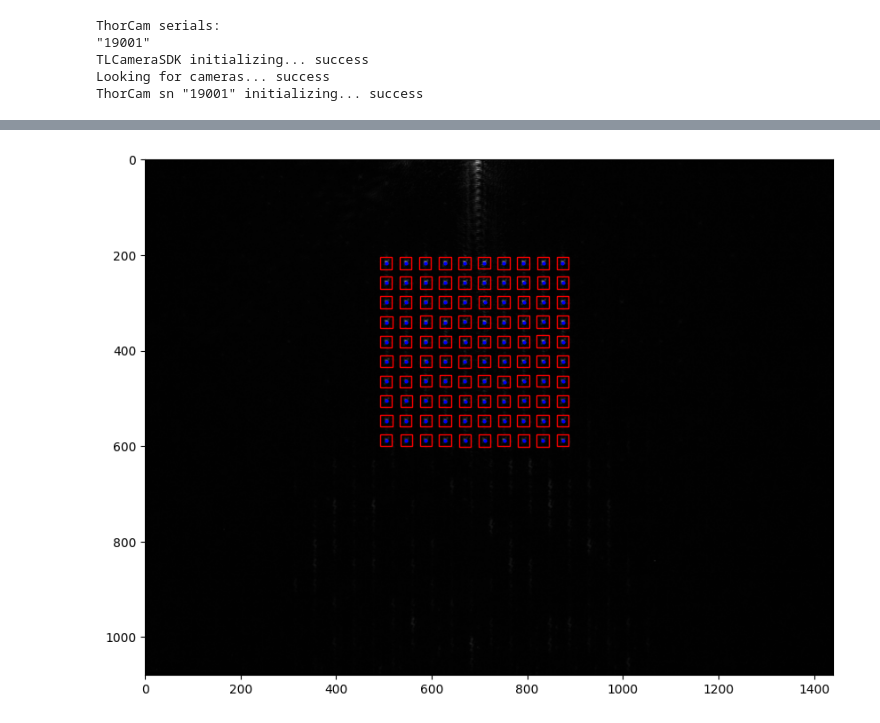
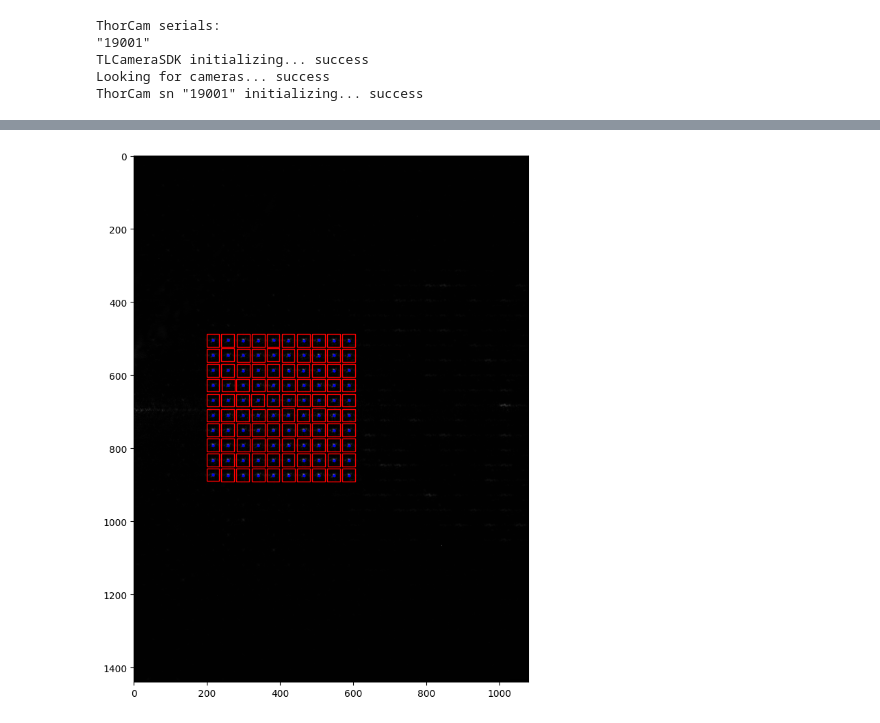
Before and after one commit to nsong03/Ultracold-Research, a Jupyter notebook: GWS_Summer2024/tweezercalibration_intensityfeedback.ipynb, the cells around one changed output, grey strips where cells are left out. Cells and saved outputs as stored; diff of their text form; code cells hidden in the pictures.

```diff
--- a/GWS_Summer2024/tweezercalibration_intensityfeedback.ipynb
+++ b/GWS_Summer2024/tweezercalibration_intensityfeedback.ipynb
@@ -104,9 +106,9 @@ Looking for cameras... success
 ThorCam sn "19001" initializing... success
 # %%
 # First, check the alignment of the tweezers. Manually detect flips / rotations and correct for them:
-rotateby90, fliphorizontal, flipvertical = 0, True, False # Adjust until matched
-exposure = 0.04
-N = 25
+rotateby90, fliphorizontal, flipvertical = 1, False, False # Adjust until matched
+exposure = 0.02
+N = 35
 angle, alignedanchors, empty_tweezerregions, empty_tweezercenters = Exp_configureanchors(cam, slm, optimizedout_tweezer, optimizedout_anchors, exposure, N, rotateby90, fliphorizontal, flipvertical)
 plot_arrays([zoomin((optimizedout_anchors.get_uniformtarget())), alignedanchors])
 plot_tweezerregions(alignedanchors, empty_tweezerregions, empty_tweezercenters, figsize=(7,7))
@@ -116,13 +119,13 @@ plot_tweezerregions(alignedanchors, empty_tweezerregions, empty_tweezercenters,
 # %%
 # Now take an image to make sure tweezers are being identified and mapped properly
-exposure_tweezers = 0.14
+exposure_tweezers = 0.20
 scalingfactor = 4
-retrievemax = False # Determines if you only want the max camera value (False) or do a Gaussian fit (True)
+retrievemax = True # Determines if you only want the max camera value (False) or do a Gaussian fit (True)
 BloborDelta = 'Delta' # When mapping the camera image to the target array, do you map the whole thing or just the max value?
 
 mappedblobs, tweezerstatistics, cameradata = Exp_cameratoarray(cam, slm, optimizedout_tweezer, optimizedout_anchors, angle, empty_tweezercenters, exposure_tweezers, N, scalingfactor, retrievemax, BloborDelta, rotateby90, fliphorizontal, flipvertical)
 goodnessoffit, tweezerpower, tweezers_hordist, tweezers_vertdist = tweezerstatistics
 refinedcamimage_tweezer, refined_tweezercenters = cameradata
 plot_tweezerregions(refinedcamimage_tweezer, empty_tweezerregions, refined_tweezercenters)
 # %% [output]
-[figure, old version]
+[figure, new version]
```
Also changed, not shown: parts of 13 cells of this notebook, 25 other files.
